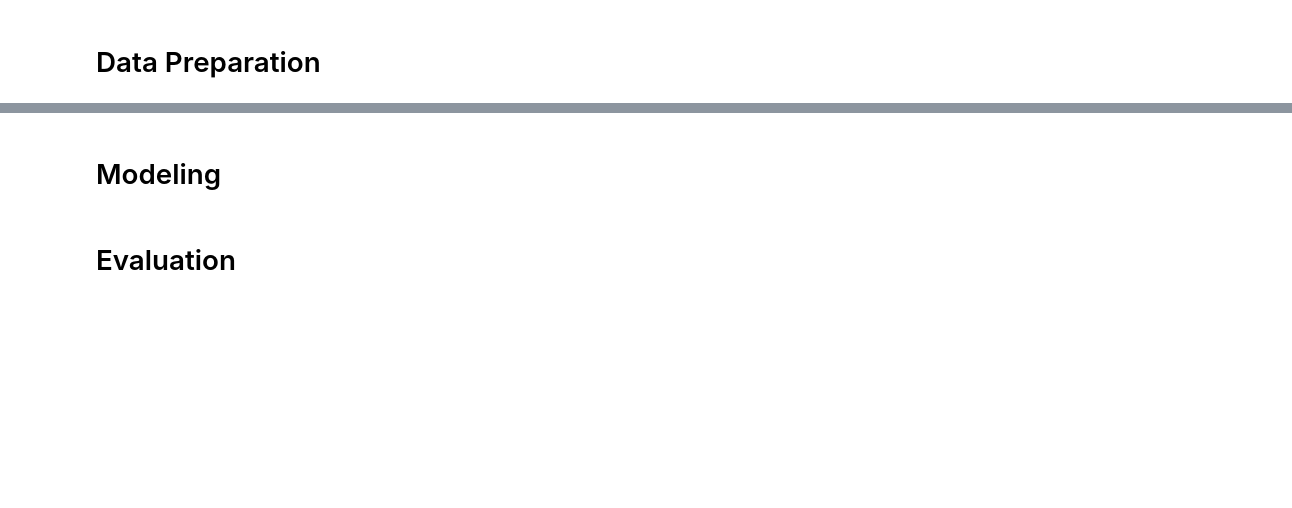
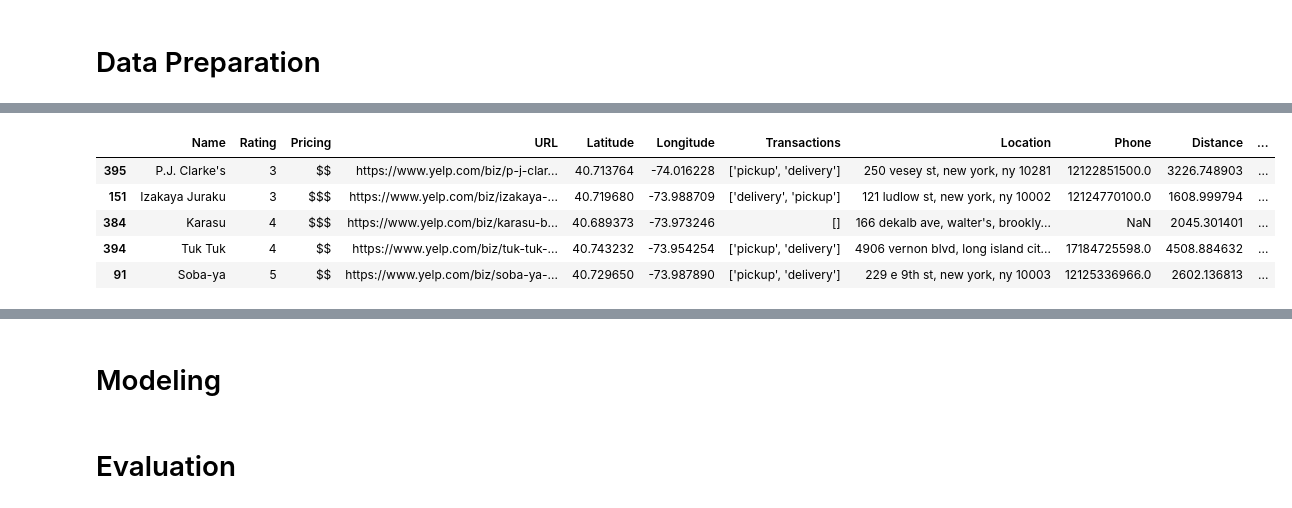
Before and after one commit to ThuoM/New-York-Restaurant-Recommender-System, a Jupyter notebook: Restaurant_Recommender_System.ipynb, the cells around one changed output, grey strips where cells are left out. Cells and saved outputs as stored; diff of their text form; code cells hidden in the pictures; blank space fills up the shorter version.

```diff
--- a/Restaurant_Recommender_System.ipynb
+++ b/Restaurant_Recommender_System.ipynb
@@ -297,0 +390,14 @@ plt.show()
+# %%
+# Converting city, style, and reviews attributes to lowercase
+filtered_restaurant_df['Location'] = filtered_restaurant_df['Location'].str.lower()
+filtered_restaurant_df['Cuisine'] = filtered_restaurant_df['Cuisine'].str.lower()
+filtered_restaurant_df['Comments'] = filtered_restaurant_df['Comments'].str.lower()
+
+filtered_restaurant_df.sample(5)
+# %% [output]
+|  | Name | Rating | Pricing | URL | Latitude | Longitude | Transactions | Location | Phone | Distance | ... |
+| 395 | P.J. Clarke's | 3 | $$ | https://www.yelp.com/biz/p-j-clar... | 40.713764 | -74.016228 | ['pickup', 'delivery'] | 250 vesey st, new york, ny 10281 | 12122851500.0 | 3226.748903 | ... |
+| 151 | Izakaya Juraku | 3 | $$$ | https://www.yelp.com/biz/izakaya-... | 40.719680 | -73.988709 | ['delivery', 'pickup'] | 121 ludlow st, new york, ny 10002 | 12124770100.0 | 1608.999794 | ... |
+| 384 | Karasu | 4 | $$$ | https://www.yelp.com/biz/karasu-b... | 40.689373 | -73.973246 | [] | 166 dekalb ave, walter's, brookly... | NaN | 2045.301401 | ... |
+| 394 | Tuk Tuk | 4 | $$ | https://www.yelp.com/biz/tuk-tuk-... | 40.743232 | -73.954254 | ['pickup', 'delivery'] | 4906 vernon blvd, long island cit... | 17184725598.0 | 4508.884632 | ... |
+| 91 | Soba-ya | 5 | $$ | https://www.yelp.com/biz/soba-ya-... | 40.729650 | -73.987890 | ['pickup', 'delivery'] | 229 e 9th st, new york, ny 10003 | 12125336966.0 | 2602.136813 | ... |
```
Also changed, not shown: parts of 14 cells of this notebook.
